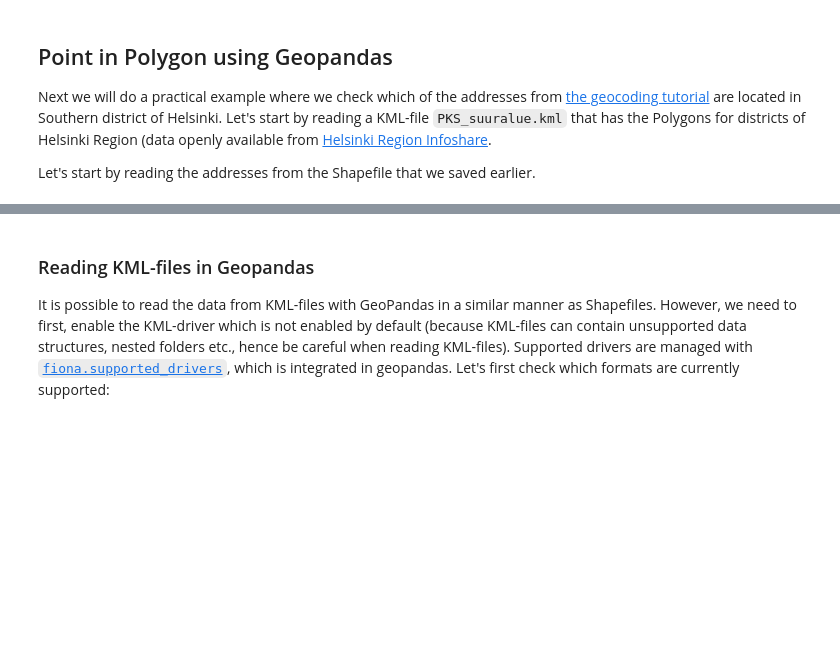
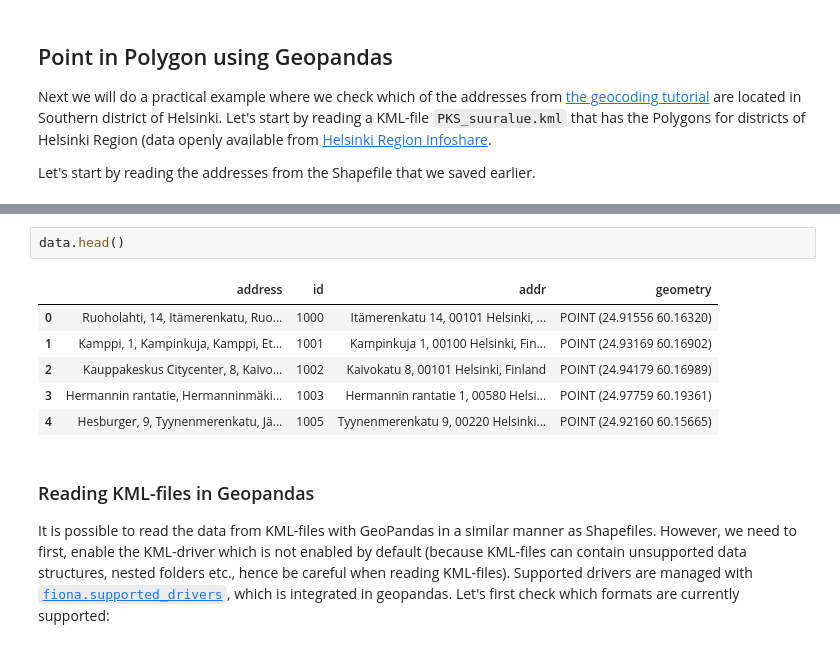
Before and after one commit to arr678/Hels2-Lessons, a Jupyter notebook: L3/02_point-in-polygon.ipynb, the cells around one changed output, grey strips where cells are left out. Saved outputs shown, nothing was run; the diff lists cells and outputs as text; blank space fills up the shorter version.

```diff
--- a/L3/02_point-in-polygon.ipynb
+++ b/L3/02_point-in-polygon.ipynb
@@ -178,3 +181,12 @@ data = gpd.read_file(fp)
+# %%
+data.head()
+# %% [output]
+|  | address | id | addr | geometry |
+| 0 | Ruoholahti, 14, Itämerenkatu, Ruo... | 1000 | Itämerenkatu 14, 00101 Helsinki, ... | POINT (24.91556 60.16320) |
+| 1 | Kamppi, 1, Kampinkuja, Kamppi, Et... | 1001 | Kampinkuja 1, 00100 Helsinki, Fin... | POINT (24.93169 60.16902) |
+| 2 | Kauppakeskus Citycenter, 8, Kaivo... | 1002 | Kaivokatu 8, 00101 Helsinki, Finland | POINT (24.94179 60.16989) |
+| 3 | Hermannin rantatie, Hermanninmäki... | 1003 | Hermannin rantatie 1, 00580 Helsi... | POINT (24.97759 60.19361) |
+| 4 | Hesburger, 9, Tyynenmerenkatu, Jä... | 1005 | Tyynenmerenkatu 9, 00220 Helsinki... | POINT (24.92160 60.15665) |
 # %% [markdown]
 
 ### Reading KML-files in Geopandas
```
Also changed, not shown: parts of 27 cells of this notebook, 1 other file.
